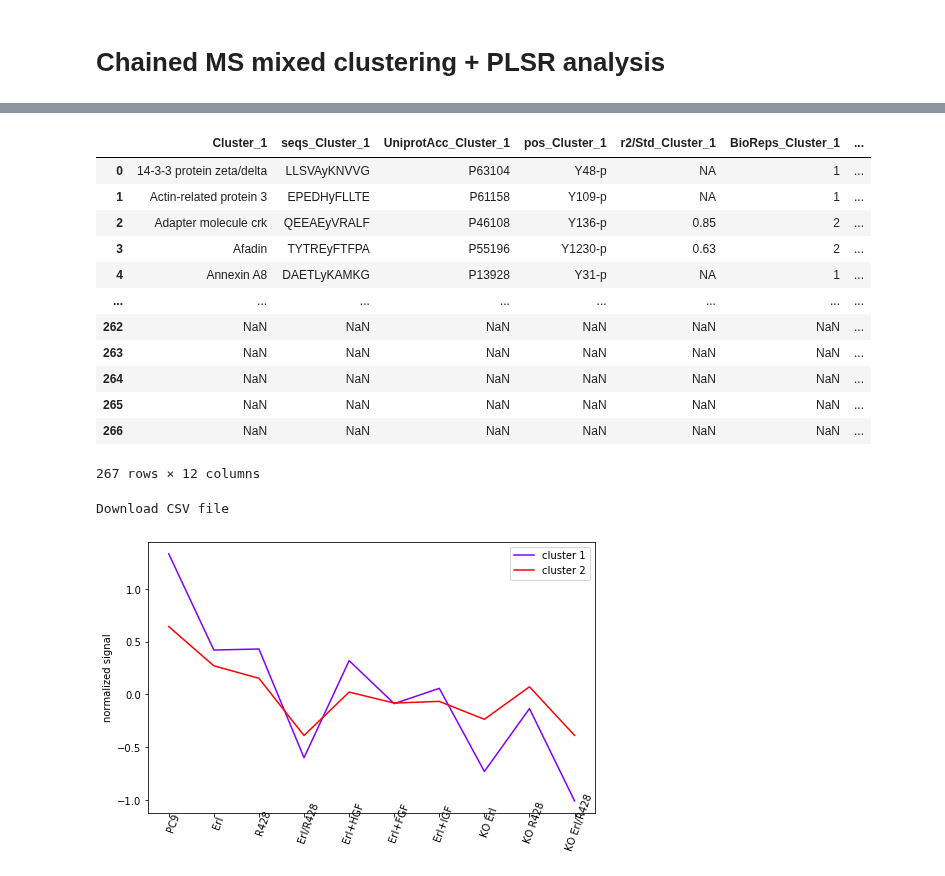
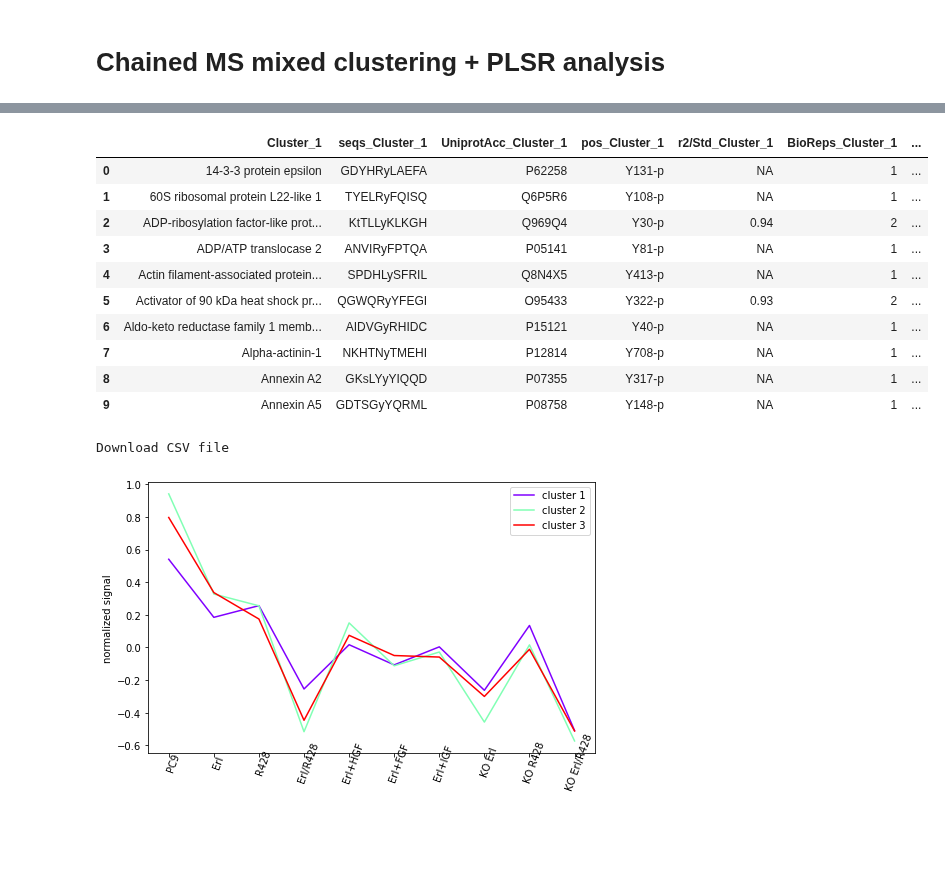
Before and after one commit to meyer-lab/DDMC, a Jupyter notebook: Figure2_mixedClustering_PLSR.ipynb, the cells around one changed output, grey strips where cells are left out. Saved outputs shown, nothing was run; the diff lists cells and outputs as text; code cells hidden in the pictures; blank space fills up the shorter version.

```diff
--- a/Figure2_mixedClustering_PLSR.ipynb
+++ b/Figure2_mixedClustering_PLSR.ipynb
@@ -69,10 +70,10 @@ Y_cv = Y_cv[Y_cv["Elapsed"] == 72].iloc[0, 1:]
 # %% [markdown]
 # Chained MS mixed clustering + PLSR analysis
 # %%
-ncl = 2
-GMMweight = 2.5
+ncl = 3
+GMMweight = 0
 
-MSC = MassSpecClustering(info, ncl, GMMweight=GMMweight, distance_method="PAM250").fit(data, Y_cv)
+MSC = MassSpecClustering(info, ncl, GMMweight=GMMweight, distance_method="Binomial").fit(data, Y_cv)
 centers = MSC.transform(data)
 
 fig, ax = plt.subplots(1, 1, figsize=(7,6))
@@ -85,7 +86,8 @@ plotR2YQ2Y(ax, ncl, centers, Y_cv)
 # %%
 ncomp = 2
 
-mixedCl_plsr = Pipeline([('mixedCl', MassSpecClustering(info, ncl, GMMweight=GMMweight, distance_method="PAM250")), ('plsr', PLSRegression(ncomp))])
+mixedCl_plsr = Pipeline([('mixedCl', MassSpecClustering(info, ncl, GMMweight=GMMweight, distance_method="Binomial")), ('plsr', PLSRegression(ncomp))])
+fit = mixedCl_plsr.fit(data, Y_cv)
 # %%
 fig, ax = plt.subplots(1,1,figsize=(6,5))
 plotMeasuredVsPredicted(ax, mixedCl_plsr, data, Y_cv)
@@ -101,20 +103,18 @@ plotScoresLoadings(ax, mixedCl_plsr, data, Y_cv, ncl, colors_)
 # %%
 clustermembers = mixedCl_plsr.named_steps.mixedCl.clustermembers(ABC.T)
-clustermembers
+clustermembers.iloc[:10, :]
 # %% [output]
 |  | Cluster_1 | seqs_Cluster_1 | UniprotAcc_Cluster_1 | pos_Cluster_1 | r2/Std_Cluster_1 | BioReps_Cluster_1 | ... |
-| 0 | 14-3-3 protein zeta/delta | LLSVAyKNVVG | P63104 | Y48-p | NA | 1 | ... |
-| 1 | Actin-related protein 3 | EPEDHyFLLTE | P61158 | Y109-p | NA | 1 | ... |
-| 2 | Adapter molecule crk | QEEAEyVRALF | P46108 | Y136-p | 0.85 | 2 | ... |
-| 3 | Afadin | TYTREyFTFPA | P55196 | Y1230-p | 0.63 | 2 | ... |
-| 4 | Annexin A8 | DAETLyKAMKG | P13928 | Y31-p | NA | 1 | ... |
-| ... | ... | ... | ... | ... | ... | ... | ... |
-| 262 | NaN | NaN | NaN | NaN | NaN | NaN | ... |
-| 263 | NaN | NaN | NaN | NaN | NaN | NaN | ... |
-| 264 | NaN | NaN | NaN | NaN | NaN | NaN | ... |
-| 265 | NaN | NaN | NaN | NaN | NaN | NaN | ... |
-| 266 | NaN | NaN | NaN | NaN | NaN | NaN | ... |
+| 0 | 14-3-3 protein epsilon | GDYHRyLAEFA | P62258 | Y131-p | NA | 1 | ... |
+| 1 | 60S ribosomal protein L22-like 1 | TYELRyFQISQ | Q6P5R6 | Y108-p | NA | 1 | ... |
+| 2 | ADP-ribosylation factor-like prot... | KtTLLyKLKGH | Q969Q4 | Y30-p | 0.94 | 2 | ... |
+| 3 | ADP/ATP translocase 2 | ANVIRyFPTQA | P05141 | Y81-p | NA | 1 | ... |
+| 4 | Actin filament-associated protein... | SPDHLySFRIL | Q8N4X5 | Y413-p | NA | 1 | ... |
+| 5 | Activator of 90 kDa heat shock pr... | QGWQRyYFEGI | O95433 | Y322-p | 0.93 | 2 | ... |
+| 6 | Aldo-keto reductase family 1 memb... | AIDVGyRHIDC | P15121 | Y40-p | NA | 1 | ... |
+| 7 | Alpha-actinin-1 | NKHTNyTMEHI | P12814 | Y708-p | NA | 1 | ... |
+| 8 | Annexin A2 | GKsLYyYIQQD | P07355 | Y317-p | NA | 1 | ... |
+| 9 | Annexin A5 | GDTSGyYQRML | P08758 | Y148-p | NA | 1 | ... |
-267 rows × 12 columns
 # %%
 create_download_link(clustermembers, "DataClustering")
 # %% [output]
@@ -124,4 +124,4 @@ fig, ax = plt.subplots(1, 1, figsize=(8, 5))
 
 plotclusteraverages(ax, ABC, mixedCl_plsr, colors_)
 # %% [output]
-[figure, old version]
+[figure, new version]
```
Also changed, not shown: parts of 6 cells of this notebook, 14 other files.
